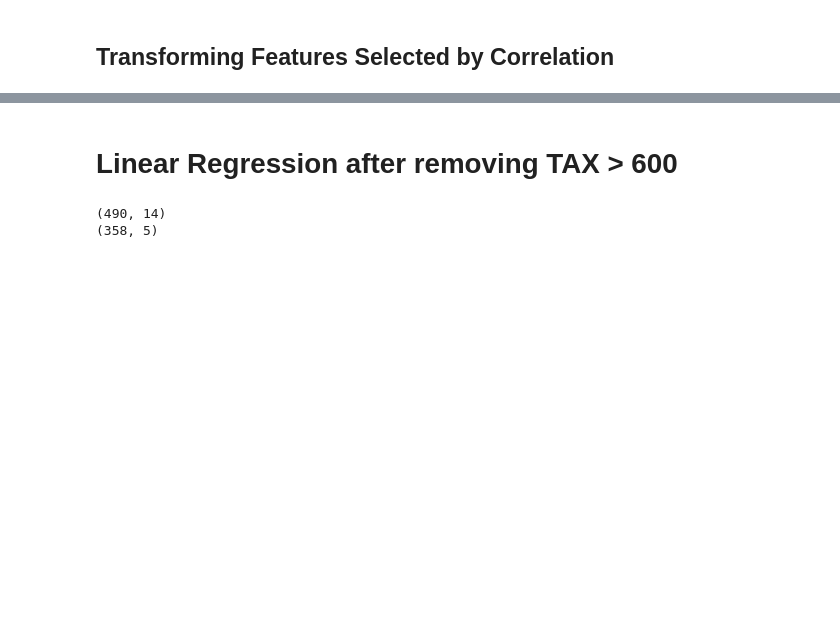
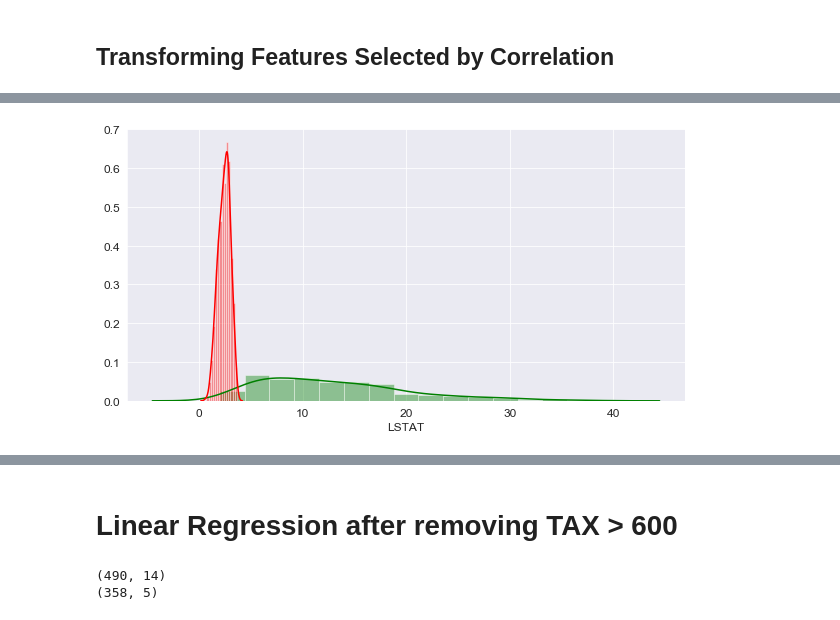
Before and after one commit to andrewcreates/DataScience-Projects, a Jupyter notebook: Boston-Housing-Data.ipynb, the cells around one changed output, grey strips where cells are left out. Cells and saved outputs as stored; diff of their text form; code cells hidden in the pictures; blank space fills up the shorter version.

Commit message:
Log transformed LSTAT

```diff
--- a/Boston-Housing-Data.ipynb
+++ b/Boston-Housing-Data.ipynb
@@ -379,0 +392,4 @@ df_scale
+# %%
+df_transform = df[['TAX','RM','LSTAT','PTRATIO','med_val']].copy()
+df_transform['LSTAT'] = np.log(df['LSTAT'])
+df_transform['LSTAT'].describe()
@@ -379,0 +406,5 @@ df_scale
+# %%
+sns.distplot(df['LSTAT'], color = 'green');
+sns.distplot(df_transform['LSTAT'], color = 'red');
+# %% [output]
+[figure, added]
```
Also changed, not shown: parts of 20 cells of this notebook.
